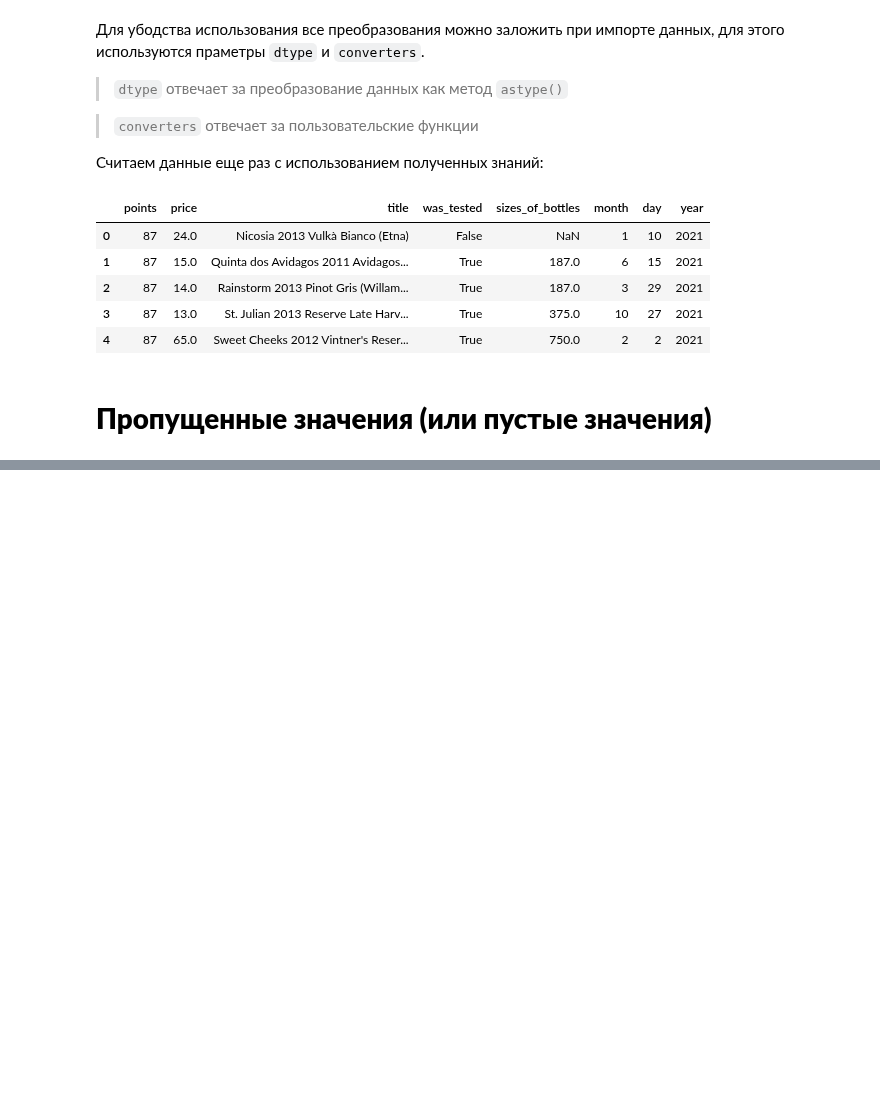
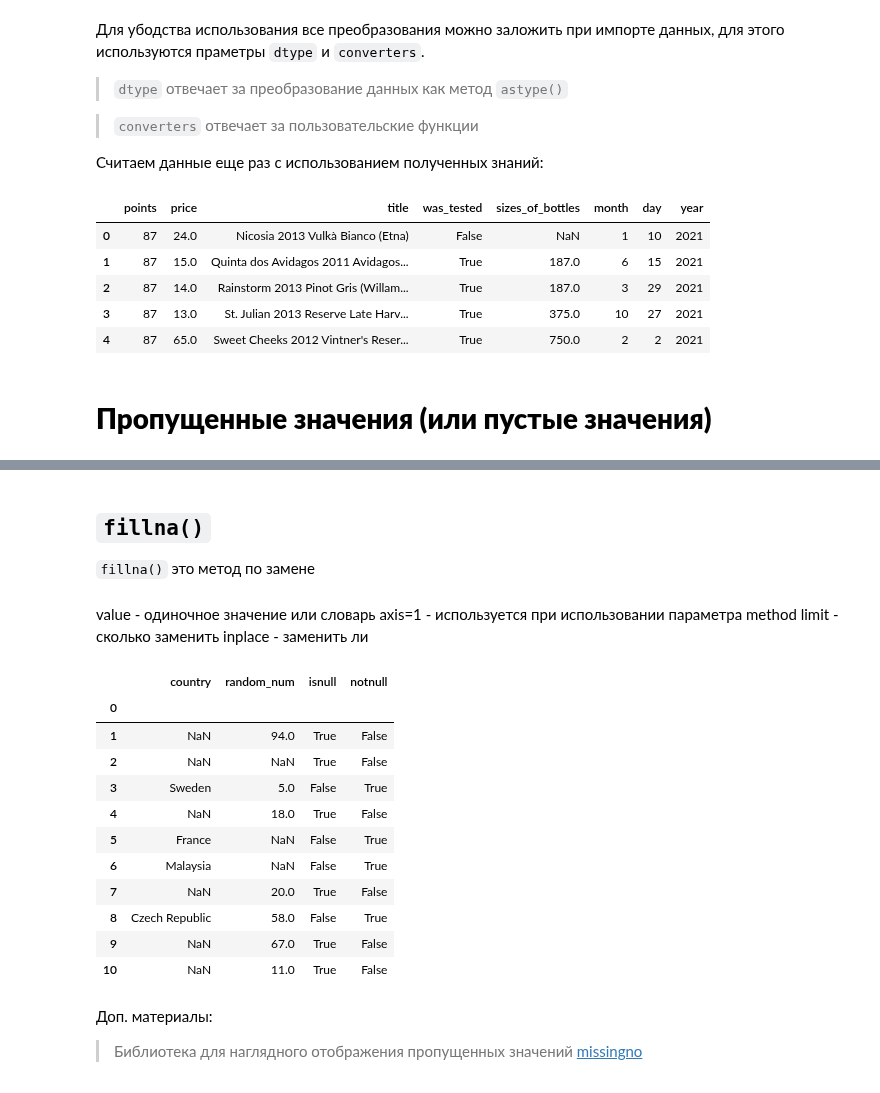
Before and after one commit to sergeymasl/pandas_cource, a Jupyter notebook: Data_Types_and_Missing_Values.ipynb, the cells around one changed output, grey strips where cells are left out. Saved outputs shown, nothing was run; the diff lists cells and outputs as text; code cells hidden in the pictures; blank space fills up the shorter version.

```diff
--- a/Data_Types_and_Missing_Values.ipynb
+++ b/Data_Types_and_Missing_Values.ipynb
@@ -293,0 +367,27 @@ clean_data
+# %% [markdown]
+## **`fillna()`**
+
+`fillna()` это метод по замене
+# %% [markdown]
+value - одиночное значение или словарь
+axis=1 - используется при использовании параметра method
+limit - сколько заменить
+inplace - заменить ли
+# %%
+miss_val.fillna(value = miss_val['isnull'])
+# %% [output]
+|  | country | random_num | isnull | notnull |
+| 0 |  |  |  |  |
+| 1 | NaN | 94.0 | True | False |
+| 2 | NaN | NaN | True | False |
+| 3 | Sweden | 5.0 | False | True |
+| 4 | NaN | 18.0 | True | False |
+| 5 | France | NaN | False | True |
+| 6 | Malaysia | NaN | False | True |
+| 7 | NaN | 20.0 | True | False |
+| 8 | Czech Republic | 58.0 | False | True |
+| 9 | NaN | 67.0 | True | False |
+| 10 | NaN | 11.0 | True | False |
+# %% [markdown]
+Доп. материалы:
+>Библиотека для наглядного отображения пропущенных значений [missingno](https://github.com/ResidentMario/missingno)
```
Also changed, not shown: parts of 7 cells of this notebook.
